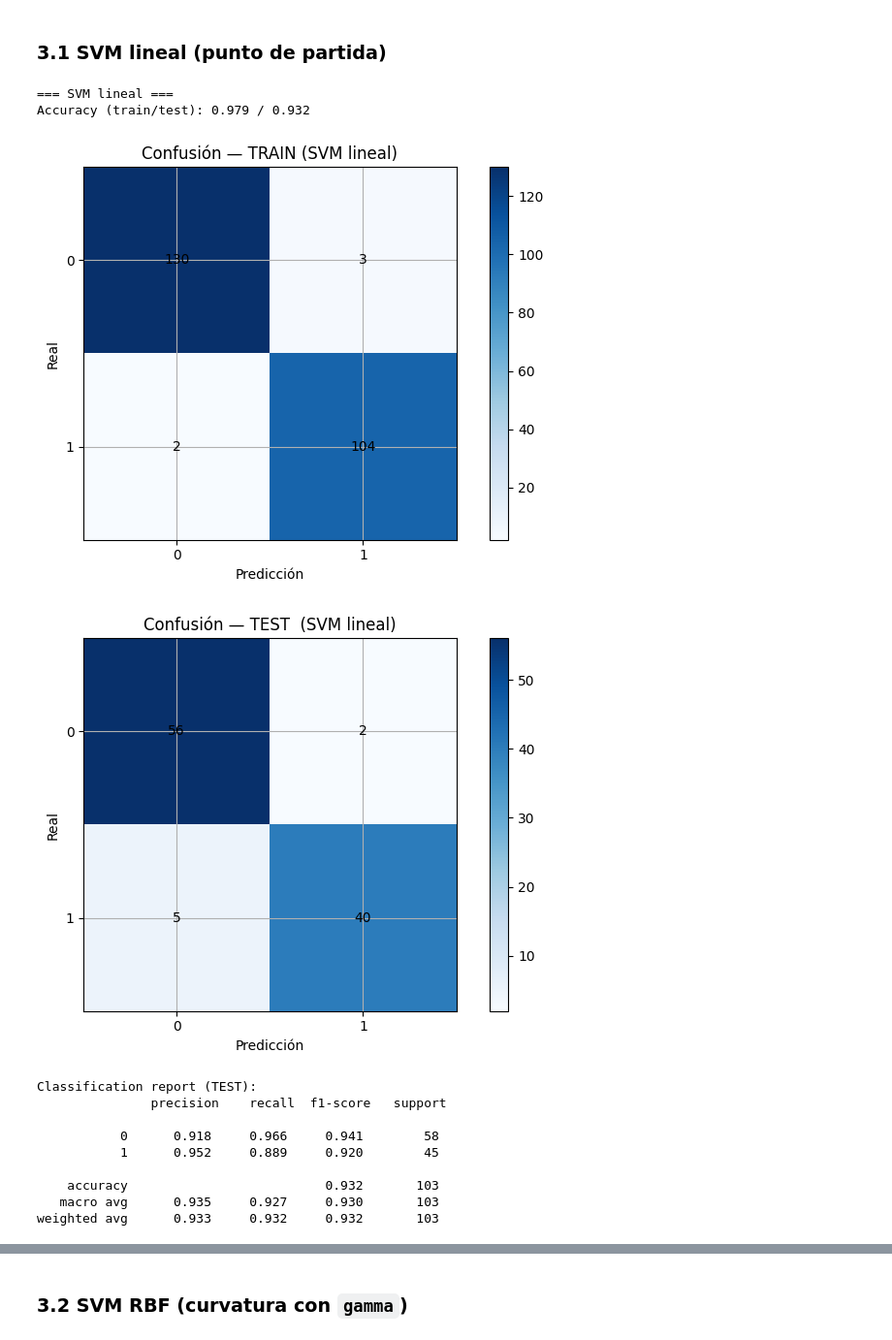
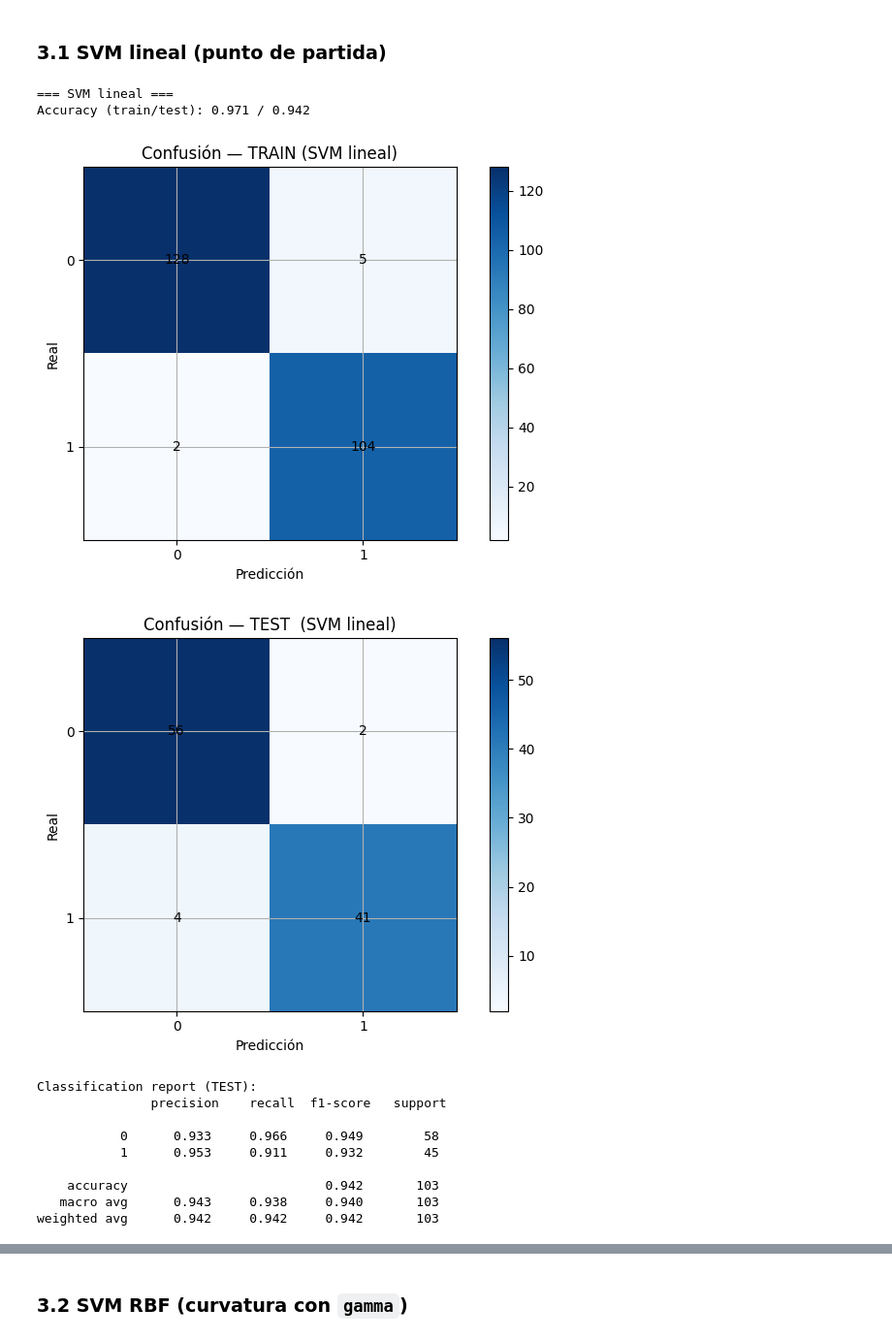
Before and after one commit to j1-dev/SAA, a Jupyter notebook: P3/penguins_tree_vs_svm.ipynb, the cells around one changed output, grey strips where cells are left out. Shown at 97% size. Saved outputs shown, nothing was run; the diff lists cells and outputs as text; code cells hidden in the pictures.

```diff
--- a/P3/penguins_tree_vs_svm.ipynb
+++ b/P3/penguins_tree_vs_svm.ipynb
@@ -241,0 +251,11 @@ Este árbol de profundidad 2 es una representación de las reglas que ha elegido
+# %%
+best_depth = 2
+best_tree = DecisionTreeClassifier(random_state=RANDOM_STATE, max_depth=best_depth).fit(X_train, y_train)
+
+plt.figure(figsize=(14,7))
+plot_tree(best_tree,
+          feature_names=[FEAT_X, FEAT_Y],
+          class_names=['No-Adelie','Adelie'],
+          filled=True, rounded=True, fontsize=9)
+plt.title(f'Árbol de decisión (max_depth={best_depth})')
+plt.tight_layout(); plt.show()
@@ -358,36 +384,36 @@ def plot_regions_multiclass(model, X, y, title):
 # %%
 ### Monta la Pipeline del SVM Lineal
 svm_lin = Pipeline([
     ('scaler', StandardScaler()),
-    ('svc',    SVC(kernel='linear', C=1.0, random_state=RANDOM_STATE))
+    ('svc',    SVC(kernel='linear', C=0.01, random_state=RANDOM_STATE))
 ])
 
 svm_lin.fit(Xs_tr, ys_tr)
 pred_tr = svm_lin.predict(Xs_tr)
 pred_te = svm_lin.predict(Xs_te)
 
 print("=== SVM lineal ===")
 print("Accuracy (train/test):", round(accuracy_score(ys_tr, pred_tr),3), "/", round(accuracy_score(ys_te, pred_te),3))
 
 cm_tr = confusion_matrix(ys_tr, pred_tr, labels=svm_lin.classes_)
 cm_te = confusion_matrix(ys_te, pred_te, labels=svm_lin.classes_)
 plot_cm(cm_tr, svm_lin.classes_, "Confusión — TRAIN (SVM lineal)")
 plot_cm(cm_te, svm_lin.classes_, "Confusión — TEST  (SVM lineal)")
 
 print("Classification report (TEST):\n", classification_report(ys_te, pred_te, digits=3))
 plot_regions_multiclass(svm_lin, np.r_[Xs_tr, Xs_te], np.r_[ys_tr, ys_te],
                         "SVM lineal — regiones de decisión")
 # %% [output]
 === SVM lineal ===
-Accuracy (train/test): 0.979 / 0.932
+Accuracy (train/test): 0.971 / 0.942
-[figure, old version]
+[figure, new version]
 [figure]
 Classification report (TEST):
                precision    recall  f1-score   support
 
-           0      0.918     0.966     0.941        58
-           1      0.952     0.889     0.920        45
+           0      0.933     0.966     0.949        58
+           1      0.953     0.911     0.932        45
 
-    accuracy                          0.932       103
-   macro avg      0.935     0.927     0.930       103
-weighted avg      0.933     0.932     0.932       103
+    accuracy                          0.942       103
+   macro avg      0.943     0.938     0.940       103
+weighted avg      0.942     0.942     0.942       103
```
Also changed, not shown: parts of 22 cells of this notebook.
